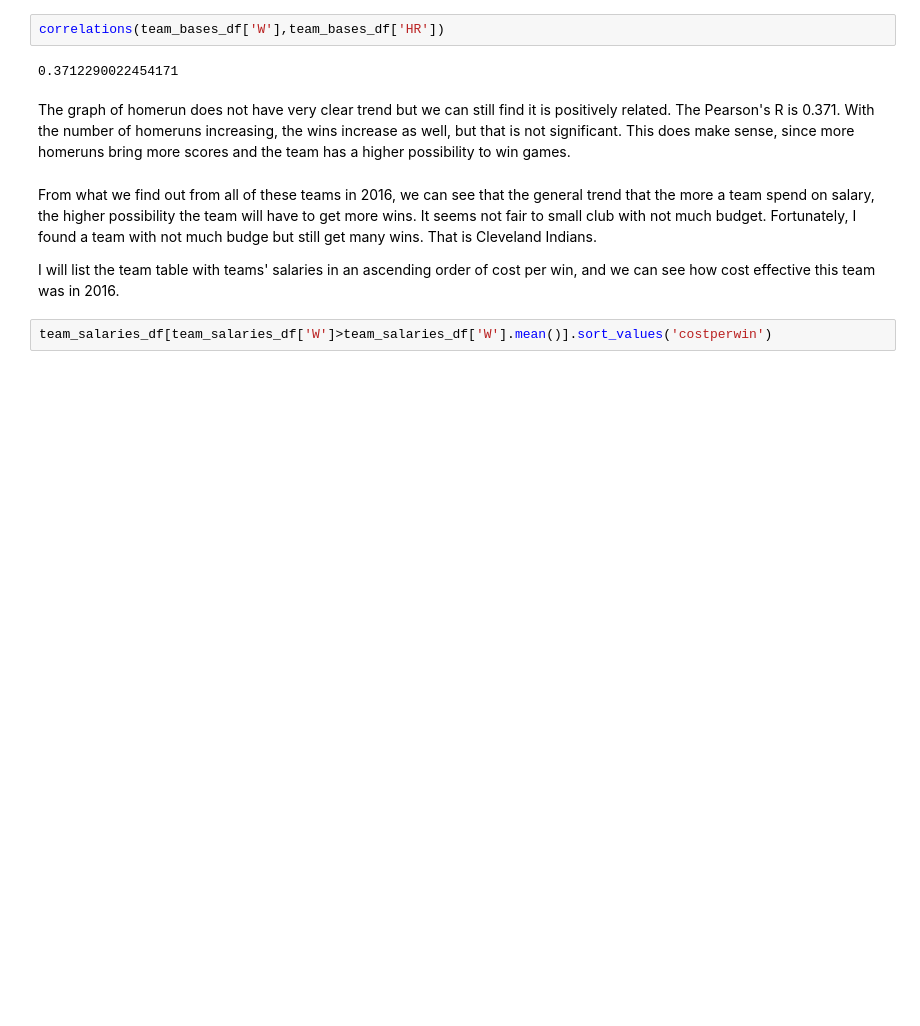
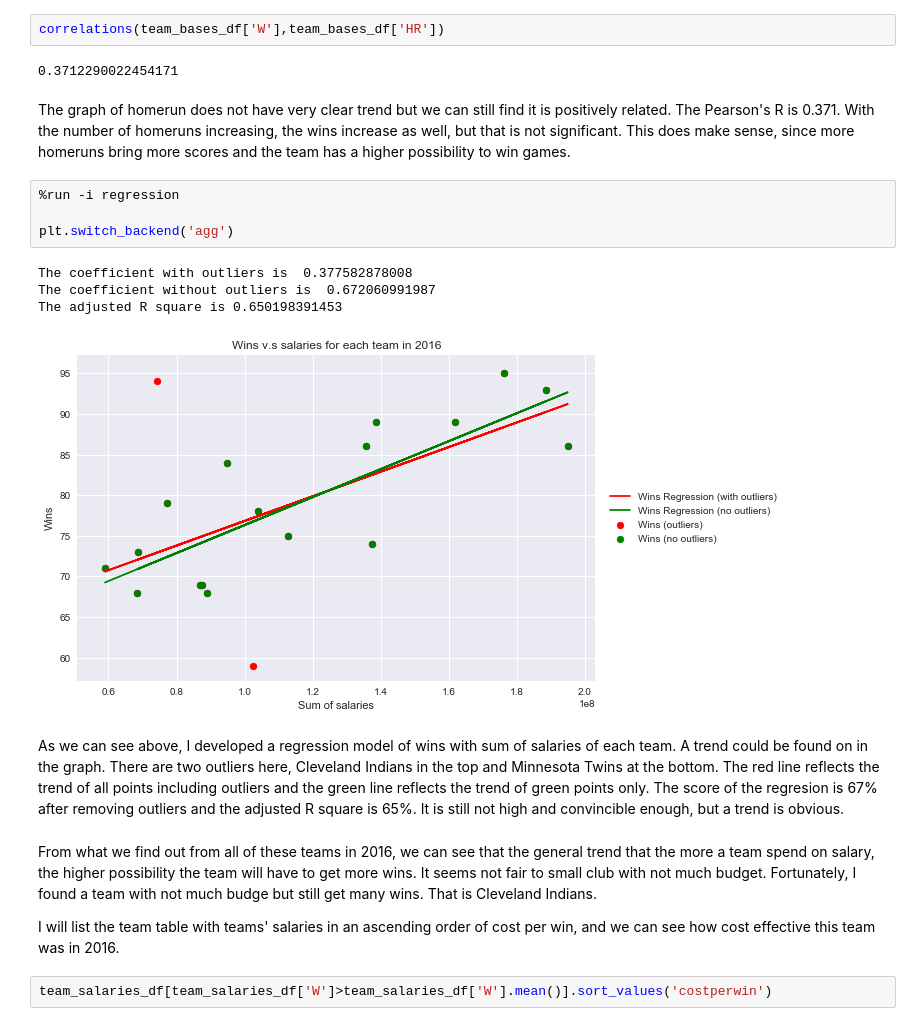
Before and after one commit to granluo/P3-Descriptive-Statistics-Baseball, a Jupyter notebook: Baseball Analysis.ipynb, the cells around one changed output. Drawn from its saved outputs; the diff is of its cells as text; blank space fills up the shorter version.

Commit message:
Add regression model of wins

```diff
--- a/Baseball Analysis.ipynb
+++ b/Baseball Analysis.ipynb
@@ -169,6 +169,17 @@ correlations(team_bases_df['W'],team_bases_df['HR'])
 0.3712290022454171
 # %% [markdown]
 The graph of homerun does not have very clear trend but we can still find it is positively related. The Pearson's R is 0.371. With the number of homeruns increasing, the wins increase as well, but that is not significant. This does make sense, since more homeruns bring more scores and the team has a higher possibility to win games.
+# %%
+%run -i regression
+
+plt.switch_backend('agg')
+# %% [output]
+The coefficient with outliers is  0.377582878008
+The coefficient without outliers is  0.672060991987
+The adjusted R square is 0.650198391453
+[figure, added]
+# %% [markdown]
+As we can see above, I developed a regression model of wins with sum of salaries of each team. A trend could be found on in the graph. There are two outliers here, Cleveland Indians in the top and Minnesota Twins at the bottom. The red line reflects the trend of all points including outliers and the green line reflects the trend of green points only. The score of the regresion is 67% after removing outliers and the adjusted R square is 65%. It is still not high and convincible enough, but a trend is obvious.
 # %% [markdown]
 From what we find out from all of these teams in 2016, we can see that the general trend that the more a team spend on salary, the higher possibility the team will have to get more wins. It seems not fair to small club with not much budget. Fortunately, I found a team with not much budge but still get many wins. That is Cleveland Indians.
 
```
Also changed, not shown: 2 other files.
